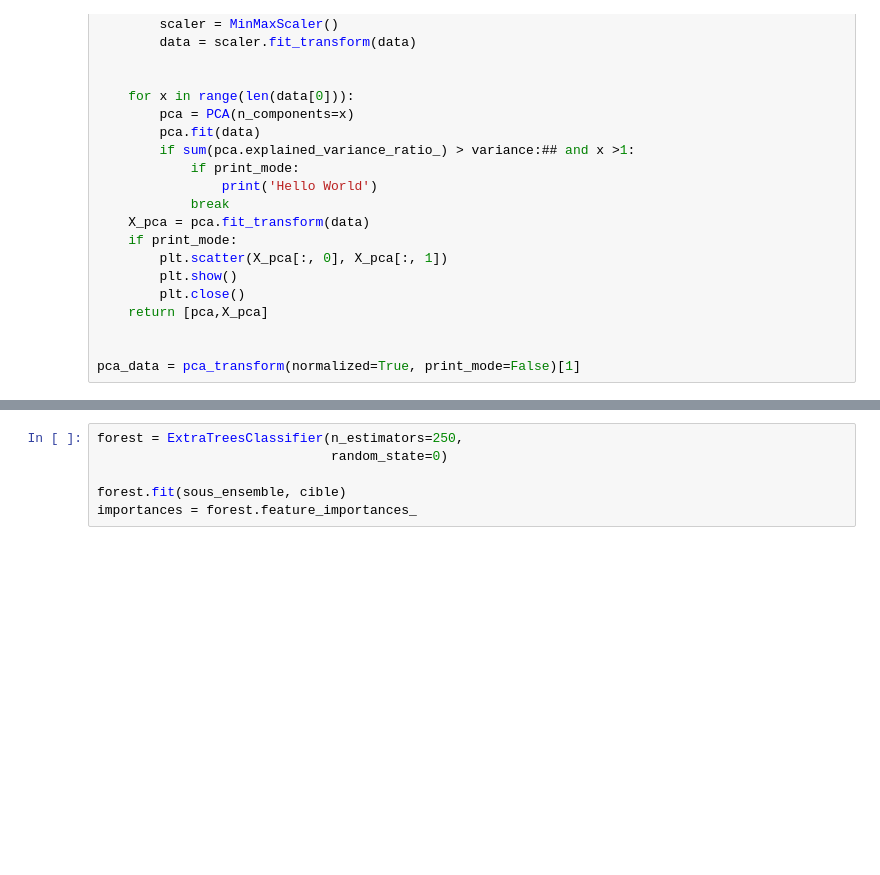
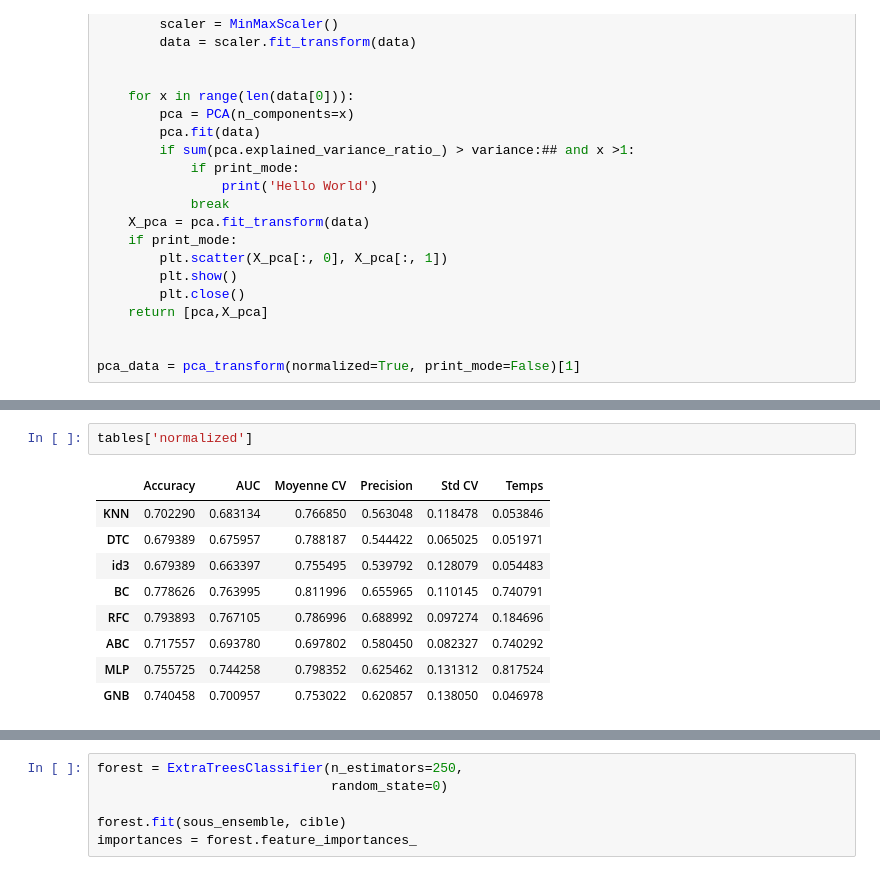
Before and after one commit to ppmdatix/TP_ML_aussem, a Jupyter notebook: Credit.ipynb, the cells around one changed output, grey strips where cells are left out. Drawn from its saved outputs; the diff is of its cells as text; blank space fills up the shorter version.

```diff
--- a/Credit.ipynb
+++ b/Credit.ipynb
@@ -416,0 +459,12 @@ for mode in modes:
+# %%
+tables['normalized']
+# %% [output]
+|  | Accuracy | AUC | Moyenne CV | Precision | Std CV | Temps |
+| KNN | 0.702290 | 0.683134 | 0.766850 | 0.563048 | 0.118478 | 0.053846 |
+| DTC | 0.679389 | 0.675957 | 0.788187 | 0.544422 | 0.065025 | 0.051971 |
+| id3 | 0.679389 | 0.663397 | 0.755495 | 0.539792 | 0.128079 | 0.054483 |
+| BC | 0.778626 | 0.763995 | 0.811996 | 0.655965 | 0.110145 | 0.740791 |
+| RFC | 0.793893 | 0.767105 | 0.786996 | 0.688992 | 0.097274 | 0.184696 |
+| ABC | 0.717557 | 0.693780 | 0.697802 | 0.580450 | 0.082327 | 0.740292 |
+| MLP | 0.755725 | 0.744258 | 0.798352 | 0.625462 | 0.131312 | 0.817524 |
+| GNB | 0.740458 | 0.700957 | 0.753022 | 0.620857 | 0.138050 | 0.046978 |
```
Also changed, not shown: parts of 20 cells of this notebook, 1 other file.
